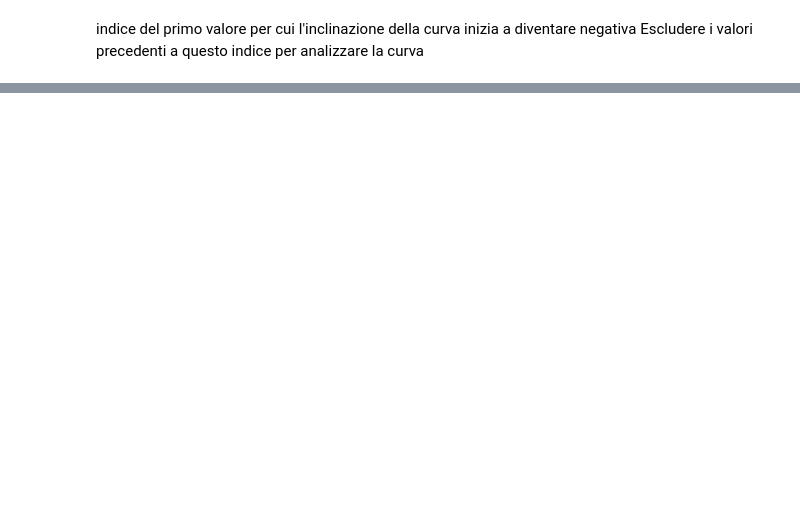
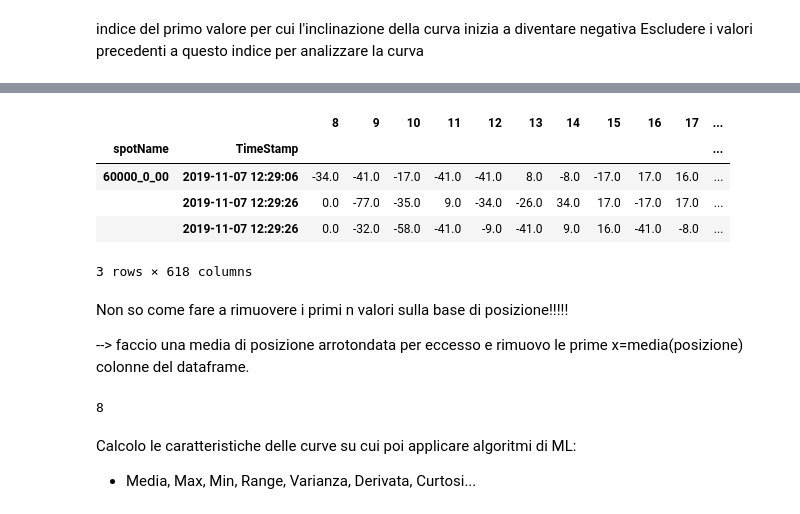
Before and after one commit to DavideMobilia/Anomaly-Detection, a Jupyter notebook: Scripts/Machine Learning.ipynb, the cells around one changed output, grey strips where cells are left out. Drawn from its saved outputs; the diff is of its cells as text; code cells hidden in the pictures; blank space fills up the shorter version.

```diff
--- a/Scripts/Machine Learning.ipynb
+++ b/Scripts/Machine Learning.ipynb
@@ -64,0 +35,3 @@ Name: (60000_0_00, 2019-11-07 12:29:26), dtype: float64
+# %%
+exploded_voltage_diff=exploded_voltage.diff(axis=1)
+exploded_voltage_diff=exploded_voltage_diff.drop(columns=0,axis=1)
@@ -64,0 +46,19 @@ Name: (60000_0_00, 2019-11-07 12:29:26), dtype: float64
+# %%
+exploded_voltage_diff["posizione"]=exploded_voltage_diff.apply(lambda x: x.gt(0).idxmin(),axis=1)
+# %%
+(exploded_voltage_diff.iloc[:3].apply(lambda x: x[x.posizione:],axis=1))
+# %% [output]
+|  |  | 8 | 9 | 10 | 11 | 12 | 13 | 14 | 15 | 16 | 17 | ... |
+| spotName | TimeStamp |  |  |  |  |  |  |  |  |  |  | ... |
+| 60000_0_00 | 2019-11-07 12:29:06 | -34.0 | -41.0 | -17.0 | -41.0 | -41.0 | 8.0 | -8.0 | -17.0 | 17.0 | 16.0 | ... |
+|  | 2019-11-07 12:29:26 | 0.0 | -77.0 | -35.0 | 9.0 | -34.0 | -26.0 | 34.0 | 17.0 | -17.0 | 17.0 | ... |
+|  | 2019-11-07 12:29:26 | 0.0 | -32.0 | -58.0 | -41.0 | -9.0 | -41.0 | 9.0 | 16.0 | -41.0 | -8.0 | ... |
+3 rows × 618 columns
+# %% [markdown]
+Non so come fare a rimuovere i primi n valori sulla base di posizione!!!!!
+
+--> faccio una media di posizione arrotondata per eccesso e rimuovo le prime x=media(posizione) colonne del dataframe.
+# %%
+math.ceil(exploded_voltage_diff.posizione.mean())
+# %% [output]
+8
@@ -64,0 +67,3 @@ Name: (60000_0_00, 2019-11-07 12:29:26), dtype: float64
+# %% [markdown]
+Calcolo le caratteristiche delle curve su cui poi applicare algoritmi di ML:
+- Media, Max, Min, Range, Varianza, Derivata, Curtosi...
```
Also changed, not shown: parts of 16 cells of this notebook.
